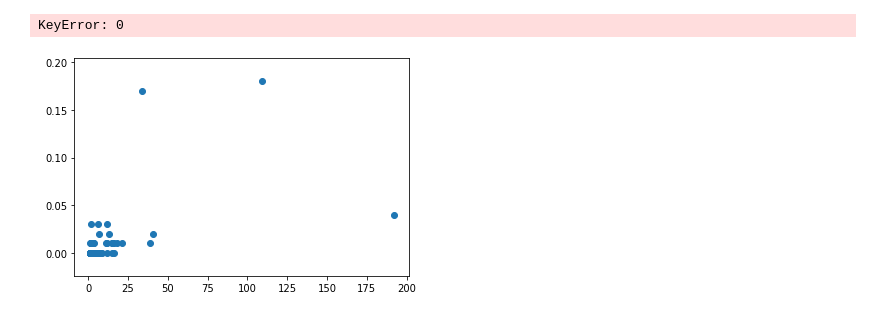
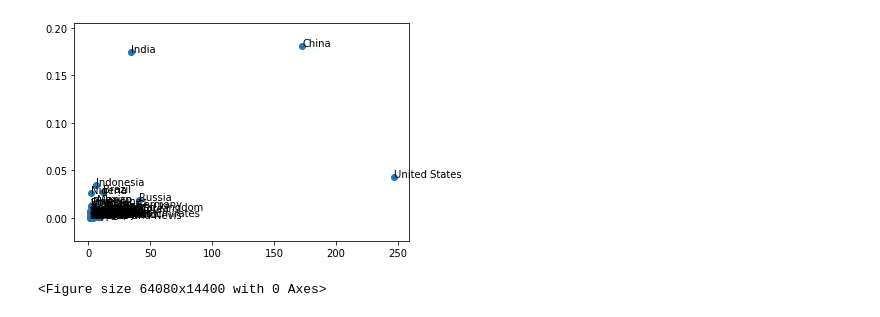
Before and after one commit to Juliaroch/Ironhack-Module-1-Project---Pipelines-Julia-Roch-, a Jupyter notebook: notebooks/Join-tables.ipynb, the cells around one changed output. Drawn from its saved outputs; the diff is of its cells as text; code cells hidden in the pictures.

Commit message:
image-saved

```diff
--- a/notebooks/Join-tables.ipynb
+++ b/notebooks/Join-tables.ipynb
@@ -50 +60,3 @@ display(df_complete)
+# %%
+df_complete['% of World Population'].fillna(0, inplace=True)
 # %%
@@ -63,12 +75,14 @@ KeyError: 0
 # %%
 y = df_complete['% of World Population']
-z = df_complete['number of billionaires']
+x = df_complete['number of billionaires']
 n = df_complete['country']
 fig, ax = plt.subplots()
-ax.scatter(z, y)
+plt.figure(figsize=(890,200))
+
+ax.scatter(x, y)
 for i, txt in enumerate(n):
-    ax.annotate(txt, (z[i], y[i]))
+    ax.annotate(txt, (x[i], y[i]))
 # %% [output]
+[figure, new version]
-KeyError: 0
+<Figure size 64080x14400 with 0 Axes>
-[figure, old version]
 # %%
```
Also changed, not shown: parts of 8 cells of this notebook, 4 other files.
